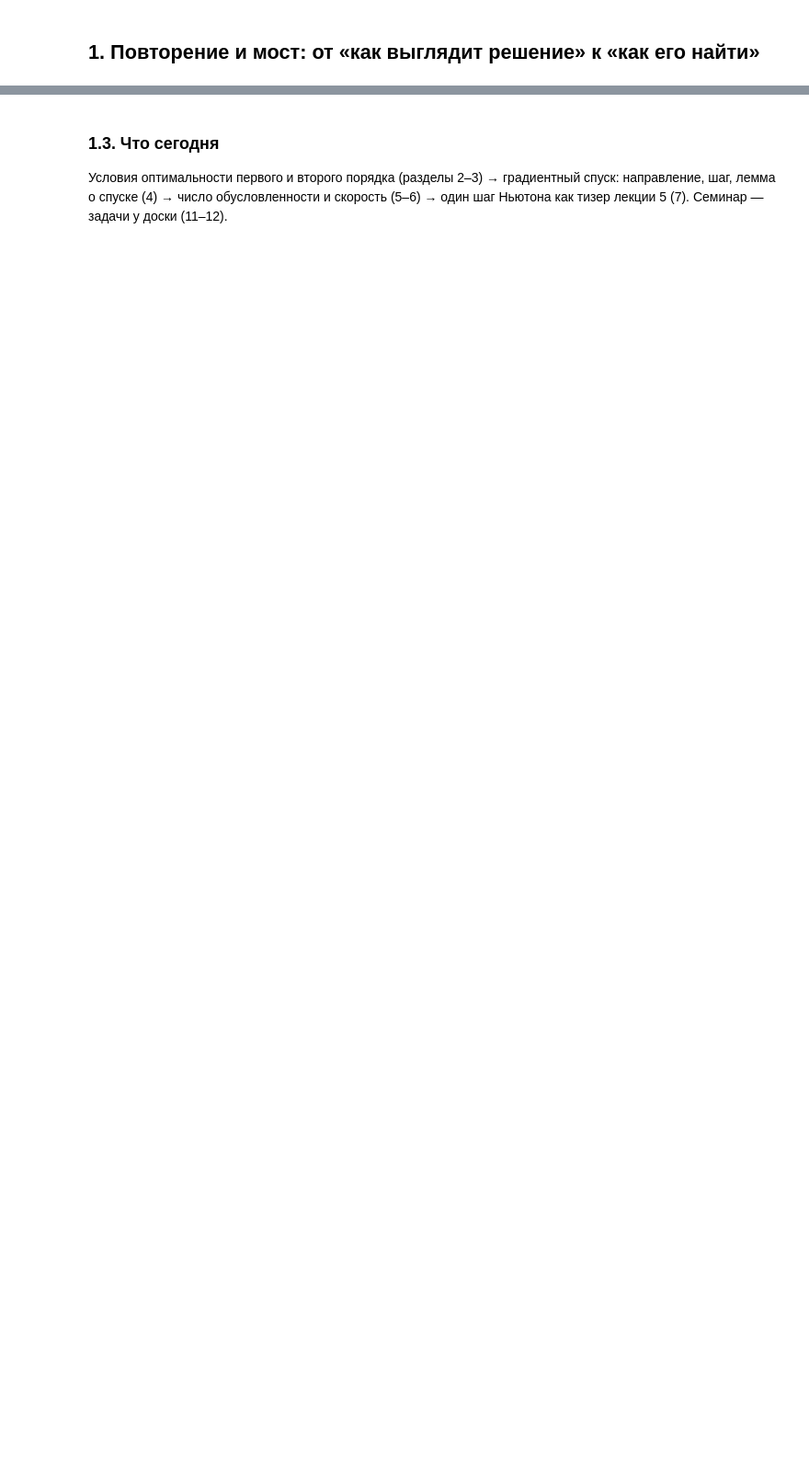
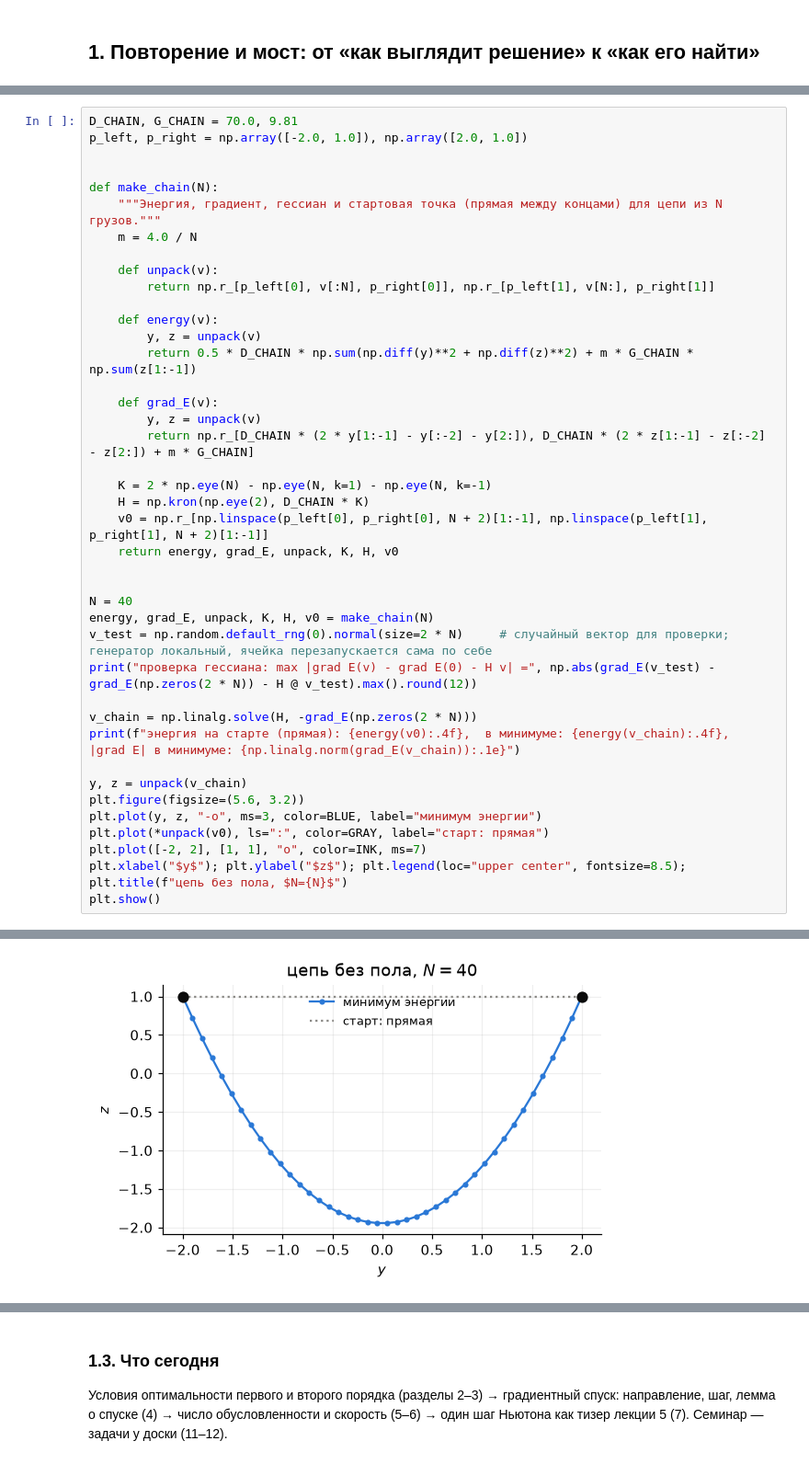
Before and after one commit to IlyaChichkanov/Numerical-Optimization, a Jupyter notebook: lectures/lecture04/lecture04.ipynb, the cells around one changed output, grey strips where cells are left out. Shown at 92% size. Cells and saved outputs as stored; diff of their text form; blank space fills up the shorter version.

```diff
--- a/lectures/lecture04/lecture04.ipynb
+++ b/lectures/lecture04/lecture04.ipynb
@@ -40,0 +116,42 @@
+# %%
+D_CHAIN, G_CHAIN = 70.0, 9.81
+p_left, p_right = np.array([-2.0, 1.0]), np.array([2.0, 1.0])
+
+
+def make_chain(N):
+    """Энергия, градиент, гессиан и стартовая точка (прямая между концами) для цепи из N грузов."""
+    m = 4.0 / N
+
+    def unpack(v):
+        return np.r_[p_left[0], v[:N], p_right[0]], np.r_[p_left[1], v[N:], p_right[1]]
+
+    def energy(v):
+        y, z = unpack(v)
+        return 0.5 * D_CHAIN * np.sum(np.diff(y)**2 + np.diff(z)**2) + m * G_CHAIN * np.sum(z[1:-1])
+
+    def grad_E(v):
+        y, z = unpack(v)
+        return np.r_[D_CHAIN * (2 * y[1:-1] - y[:-2] - y[2:]), D_CHAIN * (2 * z[1:-1] - z[:-2] - z[2:]) + m * G_CHAIN]
+
+    K = 2 * np.eye(N) - np.eye(N, k=1) - np.eye(N, k=-1)
+    H = np.kron(np.eye(2), D_CHAIN * K)
+    v0 = np.r_[np.linspace(p_left[0], p_right[0], N + 2)[1:-1], np.linspace(p_left[1], p_right[1], N + 2)[1:-1]]
+    return energy, grad_E, unpack, K, H, v0
+
+
+N = 40
+energy, grad_E, unpack, K, H, v0 = make_chain(N)
+v_test = np.random.default_rng(0).normal(size=2 * N)     # случайный вектор для проверки; генератор локальный, ячейка перезапускается сама по себе
+print("проверка гессиана: max |grad E(v) - grad E(0) - H v| =", np.abs(grad_E(v_test) - grad_E(np.zeros(2 * N)) - H @ v_test).max().round(12))
+
+v_chain = np.linalg.solve(H, -grad_E(np.zeros(2 * N)))
+print(f"энергия на старте (прямая): {energy(v0):.4f},  в минимуме: {energy(v_chain):.4f},  |grad E| в минимуме: {np.linalg.norm(grad_E(v_chain)):.1e}")
+
+y, z = unpack(v_chain)
+plt.figure(figsize=(5.6, 3.2))
+plt.plot(y, z, "-o", ms=3, color=BLUE, label="минимум энергии")
+plt.plot(*unpack(v0), ls=":", color=GRAY, label="старт: прямая")
+plt.plot([-2, 2], [1, 1], "o", color=INK, ms=7)
+plt.xlabel("$y$"); plt.ylabel("$z$"); plt.legend(loc="upper center", fontsize=8.5); plt.title(f"цепь без пола, $N={N}$")
+plt.show()
+# %% [output]
@@ -40,0 +160 @@
+[figure, added]
```
Also changed, not shown: parts of 52 cells of this notebook, 7 other files.
